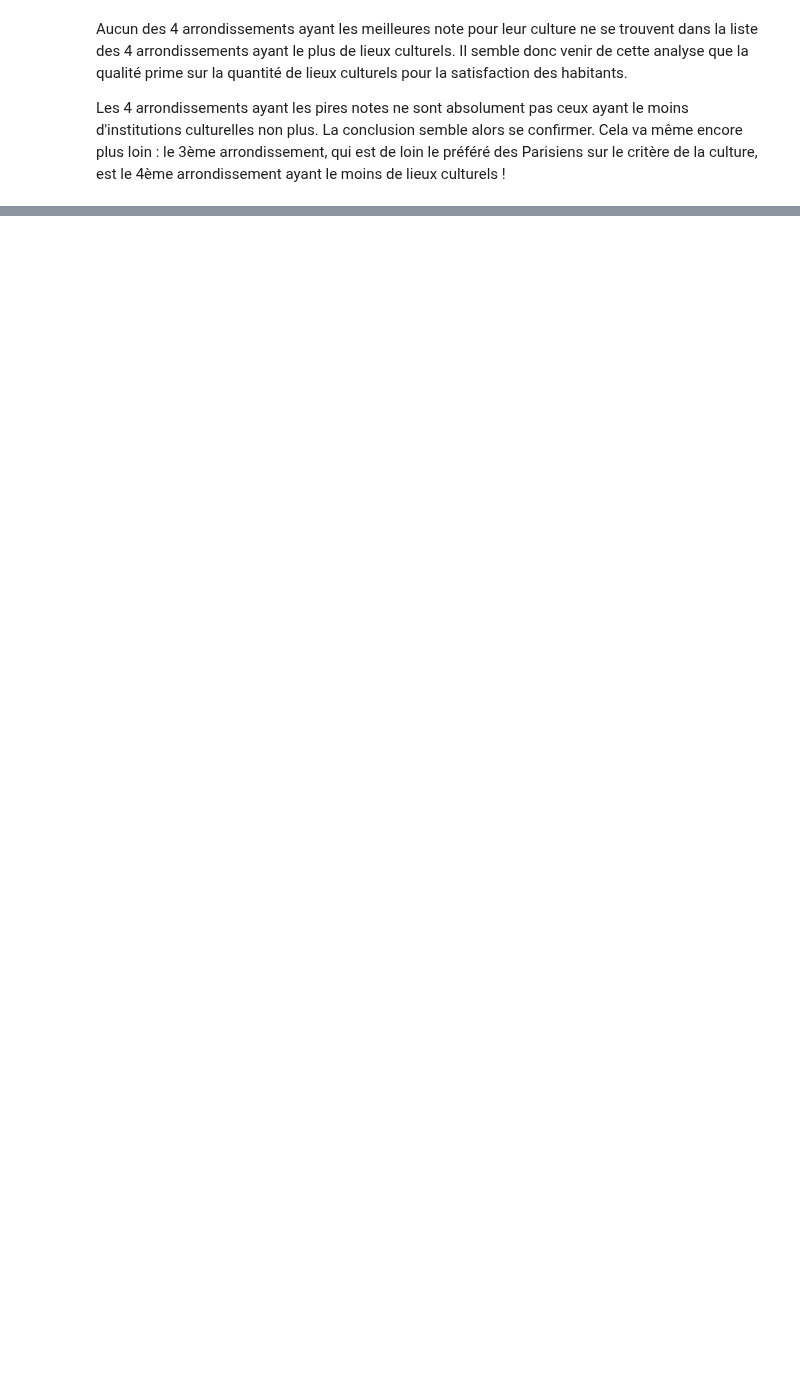
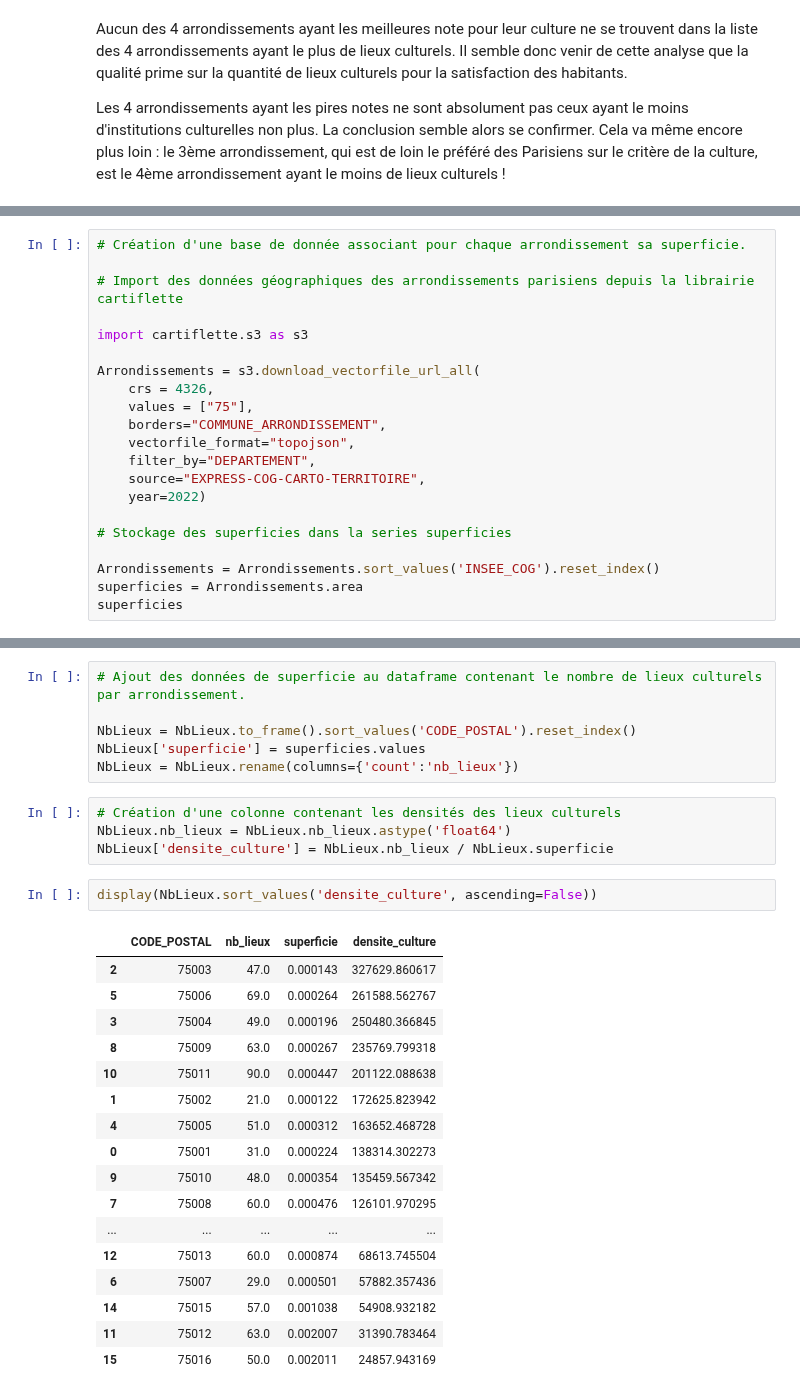
Before and after one commit to solenemoro/Projet_Python_2AENSAE, a Jupyter notebook: analyse_descriptive.ipynb, the cells around one changed output, grey strips where cells are left out. Saved outputs shown, nothing was run; the diff lists cells and outputs as text; blank space fills up the shorter version.

Commit message:
Prise en compte de la superficie des arr.

```diff
--- a/analyse_descriptive.ipynb
+++ b/analyse_descriptive.ipynb
@@ -92,0 +147,21 @@ Les 4 arrondissements ayant les pires notes ne sont absolument pas ceux ayant le
+# %%
+# Création d'une base de donnée associant pour chaque arrondissement sa superficie.
+
+# Import des données géographiques des arrondissements parisiens depuis la librairie cartiflette
+
+import cartiflette.s3 as s3
+
+Arrondissements = s3.download_vectorfile_url_all(
+    crs = 4326,
+    values = ["75"],
+    borders="COMMUNE_ARRONDISSEMENT",
+    vectorfile_format="topojson",
+    filter_by="DEPARTEMENT",
+    source="EXPRESS-COG-CARTO-TERRITOIRE",
+    year=2022)
+
+# Stockage des superficies dans la series superficies
+
+Arrondissements = Arrondissements.sort_values('INSEE_COG').reset_index()
+superficies = Arrondissements.area
+superficies
@@ -92,0 +210,30 @@ Les 4 arrondissements ayant les pires notes ne sont absolument pas ceux ayant le
+# %%
+# Ajout des données de superficie au dataframe contenant le nombre de lieux culturels par arrondissement.
+
+NbLieux = NbLieux.to_frame().sort_values('CODE_POSTAL').reset_index()
+NbLieux['superficie'] = superficies.values
+NbLieux = NbLieux.rename(columns={'count':'nb_lieux'})
+# %%
+# Création d'une colonne contenant les densités des lieux culturels
+NbLieux.nb_lieux = NbLieux.nb_lieux.astype('float64')
+NbLieux['densite_culture'] = NbLieux.nb_lieux / NbLieux.superficie
+# %%
+display(NbLieux.sort_values('densite_culture', ascending=False))
+# %% [output]
+|  | CODE_POSTAL | nb_lieux | superficie | densite_culture |
+| 2 | 75003 | 47.0 | 0.000143 | 327629.860617 |
+| 5 | 75006 | 69.0 | 0.000264 | 261588.562767 |
+| 3 | 75004 | 49.0 | 0.000196 | 250480.366845 |
+| 8 | 75009 | 63.0 | 0.000267 | 235769.799318 |
+| 10 | 75011 | 90.0 | 0.000447 | 201122.088638 |
+| 1 | 75002 | 21.0 | 0.000122 | 172625.823942 |
+| 4 | 75005 | 51.0 | 0.000312 | 163652.468728 |
+| 0 | 75001 | 31.0 | 0.000224 | 138314.302273 |
+| 9 | 75010 | 48.0 | 0.000354 | 135459.567342 |
+| 7 | 75008 | 60.0 | 0.000476 | 126101.970295 |
+| ... | ... | ... | ... | ... |
+| 12 | 75013 | 60.0 | 0.000874 | 68613.745504 |
+| 6 | 75007 | 29.0 | 0.000501 | 57882.357436 |
+| 14 | 75015 | 57.0 | 0.001038 | 54908.932182 |
+| 11 | 75012 | 63.0 | 0.002007 | 31390.783464 |
+| 15 | 75016 | 50.0 | 0.002011 | 24857.943169 |
```
Also changed, not shown: parts of 16 cells of this notebook, 1 other file.
